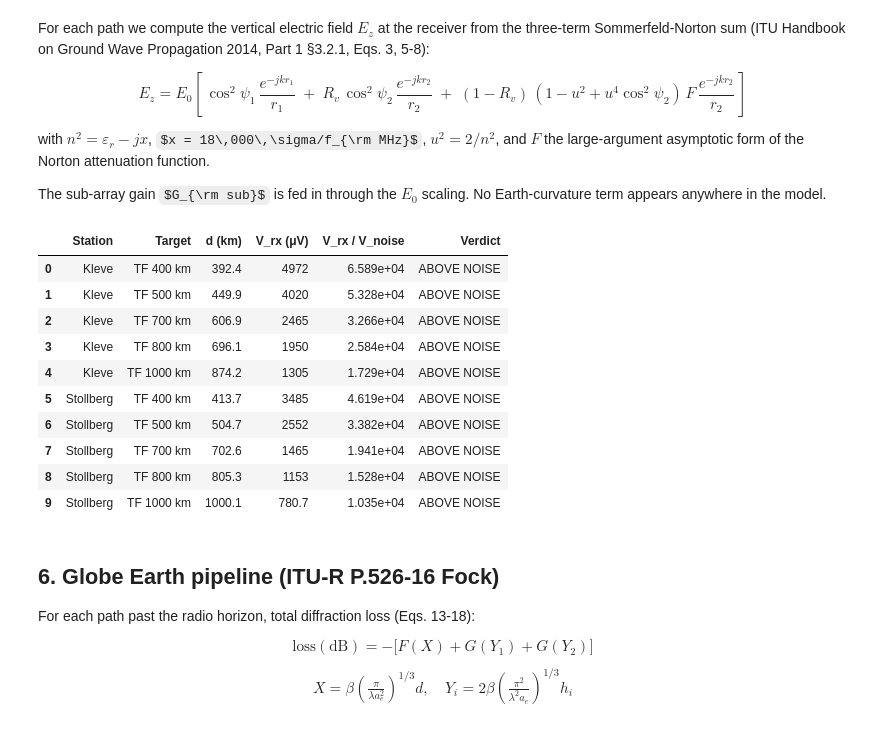
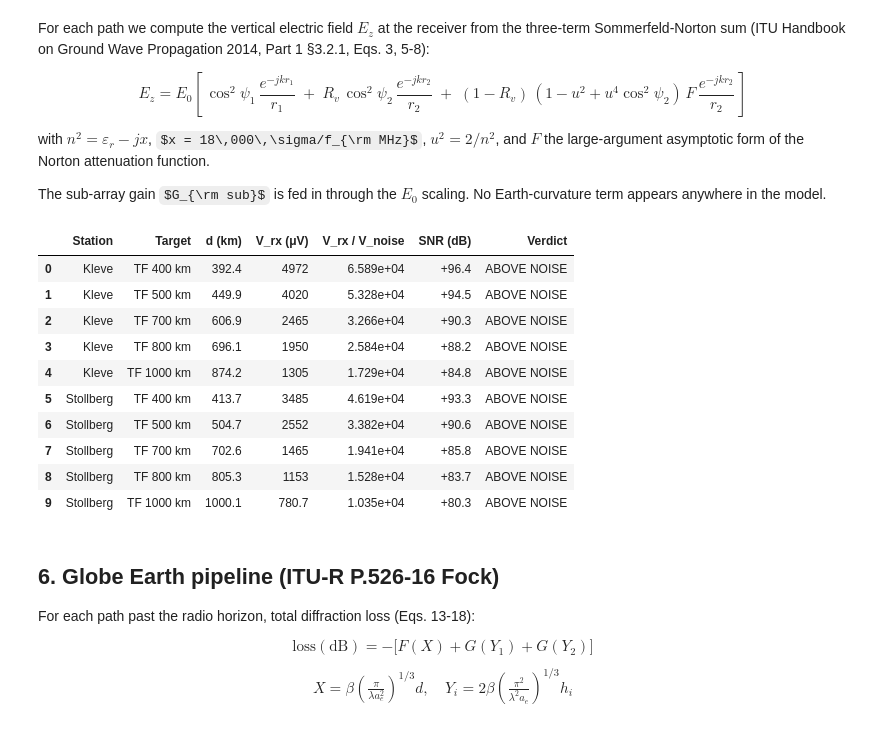
Before and after one commit to AlanSpaceAudits/battle-of-the-beams, a Jupyter notebook: jupyter_book/001_Telefunken_Signal_Strength_Bullnyte.ipynb, the cells around one changed output. Drawn from its saved outputs; the diff is of its cells as text; code cells hidden in the pictures; some formulas as TeX source.

```diff
--- a/jupyter_book/001_Telefunken_Signal_Strength_Bullnyte.ipynb
+++ b/jupyter_book/001_Telefunken_Signal_Strength_Bullnyte.ipynb
@@ -161,38 +161,40 @@ The sub-array gain $G_{\rm sub}$ is fed in through the $E_0$ scaling. No Earth-c
 # %%
 def fe_signal_uV(station_name, target_name, W_m, H_m):
     s = c.STATIONS[station_name]
     t = c.TARGETS[target_name]
     f_MHz = s['freq_MHz']
     d_m = c.great_circle_m(s['lat_deg'], s['lon_deg'], t['lat'], t['lon'])
     G_lin = 10 ** (c.aperture_gain_dBi(W_m, H_m, f_MHz) / 10)
     res = c.sommerfeld_FE(d_m, s['h_tx_m'], t['rx_alt_m'],
                           f_MHz, 'sea', s['Ptx_W'], G_lin)
     v_uV = c.voltage_50ohm_uV(res['P_rx_dBW'])
-    return d_m/1000, v_uV
+    return d_m/1000, v_uV, res['P_rx_dBW']
 
 fe_rows = []
 for station in ['Kleve','Stollberg']:
     for tname in TF_NAMES:
-        d_km, v_uV = fe_signal_uV(station, tname, W_sub, H_sub)
+        d_km, v_uV, P_rx_dBW = fe_signal_uV(station, tname, W_sub, H_sub)
         ratio = v_uV / N_uV
+        snr_dB = P_rx_dBW - N_dBW
         fe_rows.append([station, tname, round(d_km,1),
-                        f"{v_uV:.4g}", f"{ratio:.4g}",
+                        f"{v_uV:.4g}", f"{ratio:.4g}", f"{snr_dB:+.1f}",
                         'ABOVE NOISE' if v_uV > N_uV else 'BELOW NOISE'])
 fe_df = pd.DataFrame(fe_rows, columns=['Station','Target','d (km)',
-                                        'V_rx (μV)', 'V_rx / V_noise', 'Verdict'])
+                                        'V_rx (μV)', 'V_rx / V_noise',
+                                        'SNR (dB)', 'Verdict'])
 fe_df
 # %% [output]
-|  | Station | Target | d (km) | V_rx (μV) | V_rx / V_noise | Verdict |
-| 0 | Kleve | TF 400 km | 392.4 | 4972 | 6.589e+04 | ABOVE NOISE |
-| 1 | Kleve | TF 500 km | 449.9 | 4020 | 5.328e+04 | ABOVE NOISE |
-| 2 | Kleve | TF 700 km | 606.9 | 2465 | 3.266e+04 | ABOVE NOISE |
-| 3 | Kleve | TF 800 km | 696.1 | 1950 | 2.584e+04 | ABOVE NOISE |
-| 4 | Kleve | TF 1000 km | 874.2 | 1305 | 1.729e+04 | ABOVE NOISE |
-| 5 | Stollberg | TF 400 km | 413.7 | 3485 | 4.619e+04 | ABOVE NOISE |
-| 6 | Stollberg | TF 500 km | 504.7 | 2552 | 3.382e+04 | ABOVE NOISE |
-| 7 | Stollberg | TF 700 km | 702.6 | 1465 | 1.941e+04 | ABOVE NOISE |
-| 8 | Stollberg | TF 800 km | 805.3 | 1153 | 1.528e+04 | ABOVE NOISE |
-| 9 | Stollberg | TF 1000 km | 1000.1 | 780.7 | 1.035e+04 | ABOVE NOISE |
+|  | Station | Target | d (km) | V_rx (μV) | V_rx / V_noise | SNR (dB) | Verdict |
+| 0 | Kleve | TF 400 km | 392.4 | 4972 | 6.589e+04 | +96.4 | ABOVE NOISE |
+| 1 | Kleve | TF 500 km | 449.9 | 4020 | 5.328e+04 | +94.5 | ABOVE NOISE |
+| 2 | Kleve | TF 700 km | 606.9 | 2465 | 3.266e+04 | +90.3 | ABOVE NOISE |
+| 3 | Kleve | TF 800 km | 696.1 | 1950 | 2.584e+04 | +88.2 | ABOVE NOISE |
+| 4 | Kleve | TF 1000 km | 874.2 | 1305 | 1.729e+04 | +84.8 | ABOVE NOISE |
+| 5 | Stollberg | TF 400 km | 413.7 | 3485 | 4.619e+04 | +93.3 | ABOVE NOISE |
+| 6 | Stollberg | TF 500 km | 504.7 | 2552 | 3.382e+04 | +90.6 | ABOVE NOISE |
+| 7 | Stollberg | TF 700 km | 702.6 | 1465 | 1.941e+04 | +85.8 | ABOVE NOISE |
+| 8 | Stollberg | TF 800 km | 805.3 | 1153 | 1.528e+04 | +83.7 | ABOVE NOISE |
+| 9 | Stollberg | TF 1000 km | 1000.1 | 780.7 | 1.035e+04 | +80.3 | ABOVE NOISE |
 # %% [markdown]
 ## 6. Globe Earth pipeline (ITU-R P.526-16 Fock)
 
```
Also changed, not shown: parts of 3 cells of this notebook, 1 other file.
